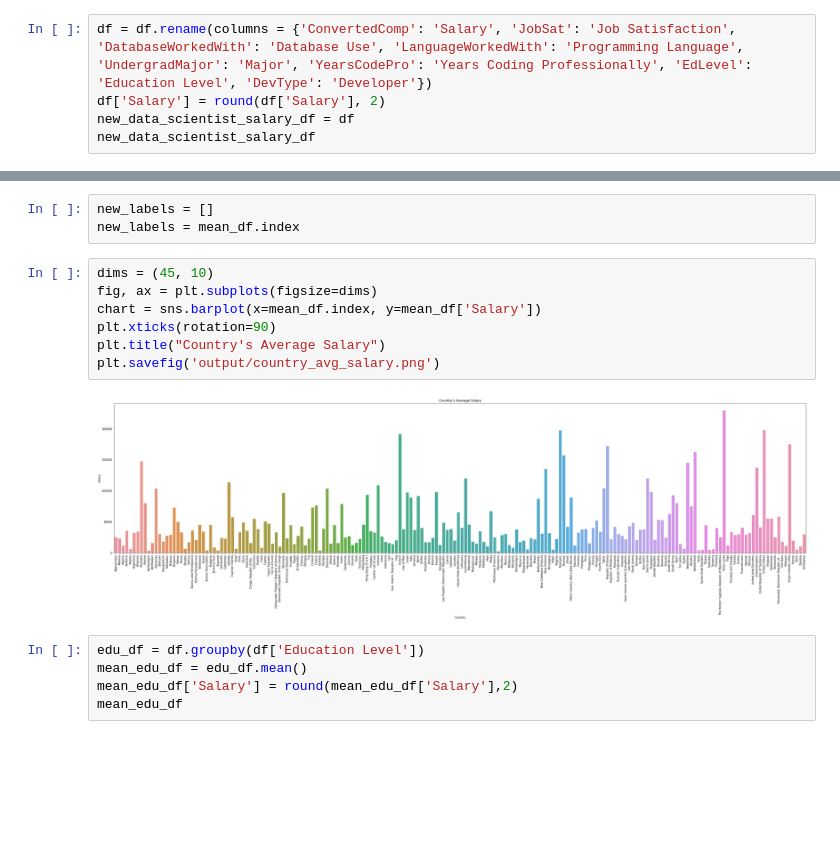
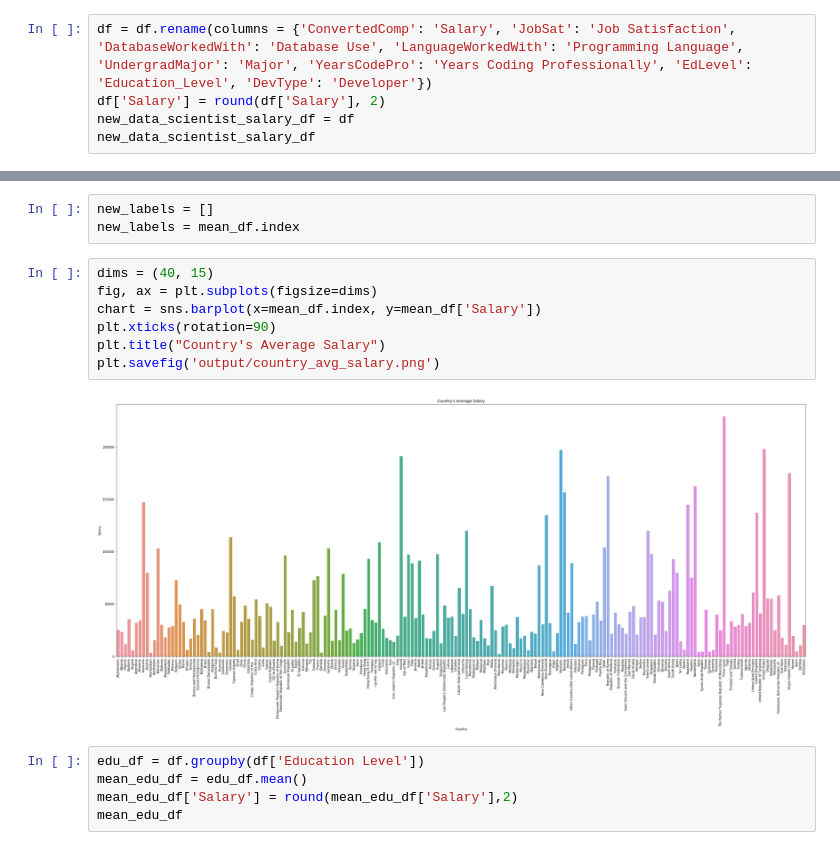
Before and after one commit to jwhite1987/Data-Scientists-and-HR-Analytics, a Jupyter notebook: etl_project.ipynb, the cells around one changed output, grey strips where cells are left out. Saved outputs shown, nothing was run; the diff lists cells and outputs as text; blank space fills up the shorter version.

```diff
--- a/etl_project.ipynb
+++ b/etl_project.ipynb
@@ -29,7 +29,7 @@ df.head()
 # %%
 df = df.drop(columns = {'Hobbyist', 'DatabaseDesireNextYear', 'Year', 'LanguageDesireNextYear', 'OrgSize'})
 # %%
-df = df.rename(columns = {'ConvertedComp': 'Salary', 'JobSat': 'Job Satisfaction', 'DatabaseWorkedWith': 'Database Use', 'LanguageWorkedWith': 'Programming Language', 'UndergradMajor': 'Major', 'YearsCodePro': 'Years Coding Professionally', 'EdLevel': 'Education Level', 'DevType': 'Developer'})
+df = df.rename(columns = {'ConvertedComp': 'Salary', 'JobSat': 'Job Satisfaction', 'DatabaseWorkedWith': 'Database Use', 'LanguageWorkedWith': 'Programming Language', 'UndergradMajor': 'Major', 'YearsCodePro': 'Years Coding Professionally', 'EdLevel': 'Education_Level', 'DevType': 'Developer'})
 df['Salary'] = round(df['Salary'], 2)
 new_data_scientist_salary_df = df
 new_data_scientist_salary_df
@@ -71,14 +71,14 @@ mean_df
 new_labels = []
 new_labels = mean_df.index
 # %%
-dims = (45, 10)
+dims = (40, 15)
 fig, ax = plt.subplots(figsize=dims)
 chart = sns.barplot(x=mean_df.index, y=mean_df['Salary'])
 plt.xticks(rotation=90)
 plt.title("Country's Average Salary")
 plt.savefig('output/country_avg_salary.png')
 # %% [output]
-[figure, old version]
+[figure, new version]
 # %%
 edu_df = df.groupby(df['Education Level'])
 mean_edu_df = edu_df.mean()
```
Also changed, not shown: parts of 1 cell of this notebook.
